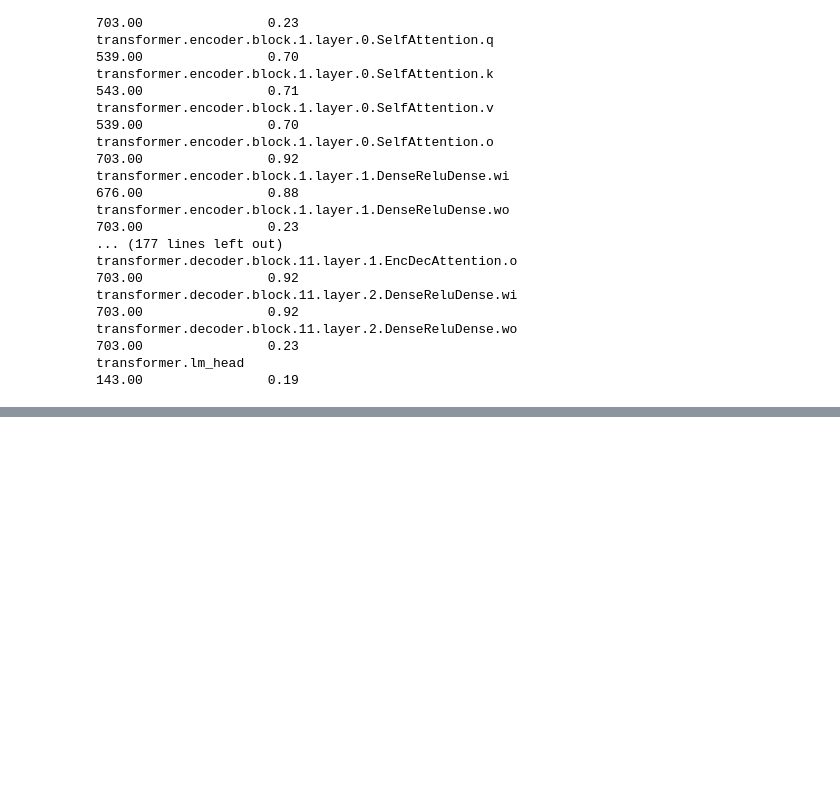
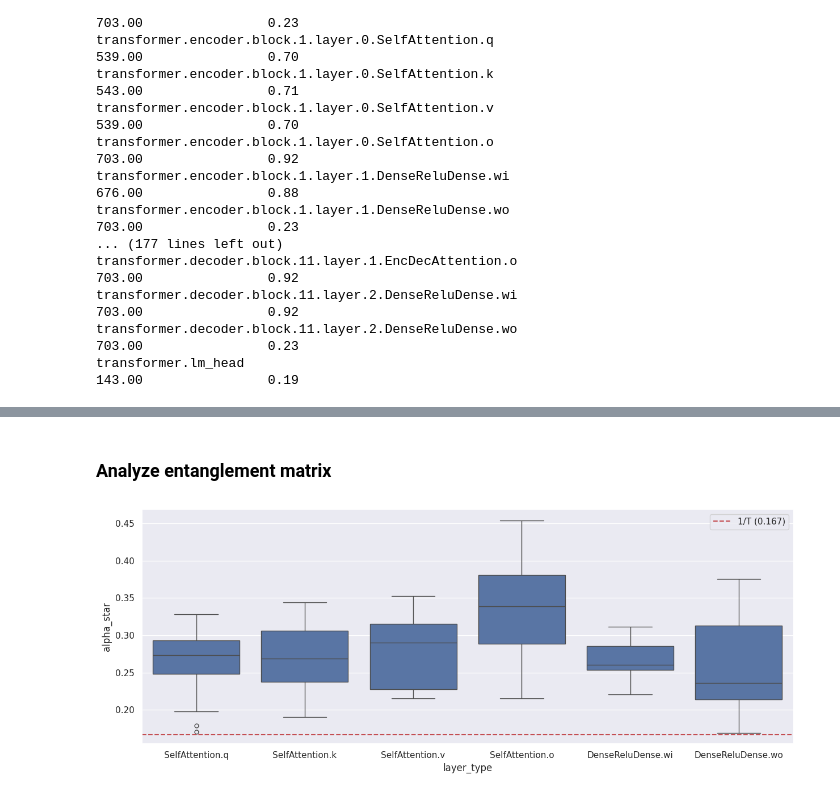
Before and after one commit to marawangamal/ties-merging, a Jupyter notebook: analysis.ipynb, the cells around one changed output, grey strips where cells are left out. Cells and saved outputs as stored; diff of their text form; code cells hidden in the pictures; blank space fills up the shorter version.

```diff
--- a/analysis.ipynb
+++ b/analysis.ipynb
@@ -391,0 +1004,2 @@ with PdfPages(f"covs_heatmaps_start{start_idx}_stop{stop_idx}.pdf") as pdf:
+# %% [markdown]
+### Analyze entanglement matrix
@@ -391,0 +1040,33 @@ with PdfPages(f"covs_heatmaps_start{start_idx}_stop{stop_idx}.pdf") as pdf:
+# %%
+from typing import Optional
+import re
+import pandas as pd
+
+_LAYER_TYPE_RE = re.compile(r"(SelfAttention\.(?:q|k|v|o)|DenseReluDense\.(?:wi|wo))$")
+
+def extract_layer_type(name: str) -> Optional[str]:
+    m = _LAYER_TYPE_RE.search(name)
+    return m.group(1) if m else None
+
+rows = []
+for i in range(len(layer_names)):
+    rows.append({'layer_idx': i, 'layer_type': extract_layer_type(layer_names[i]), 'alpha_star': alpha_star[i].item()})
+
+df = pd.DataFrame(rows)
+# %%
+import seaborn as sns
+
+sns.set_theme()
+
+# kind="box" shows median/quartiles; kind="point" shows mean/error bars
+sns.catplot(
+    data=df, x='layer_type', y='alpha_star',
+    kind="box", height=5, aspect=2.5
+)
+
+# Add horizontal line at y=1/len(DATASETS)
+plt.axhline(y=1/len(DATASETS), color='r', linestyle='--', label=f'1/T ({1/len(DATASETS):.3f})')
+plt.legend()
+plt.show()
+# %% [output]
+[figure, added]
```
Also changed, not shown: parts of 28 cells of this notebook, 7 other files.
